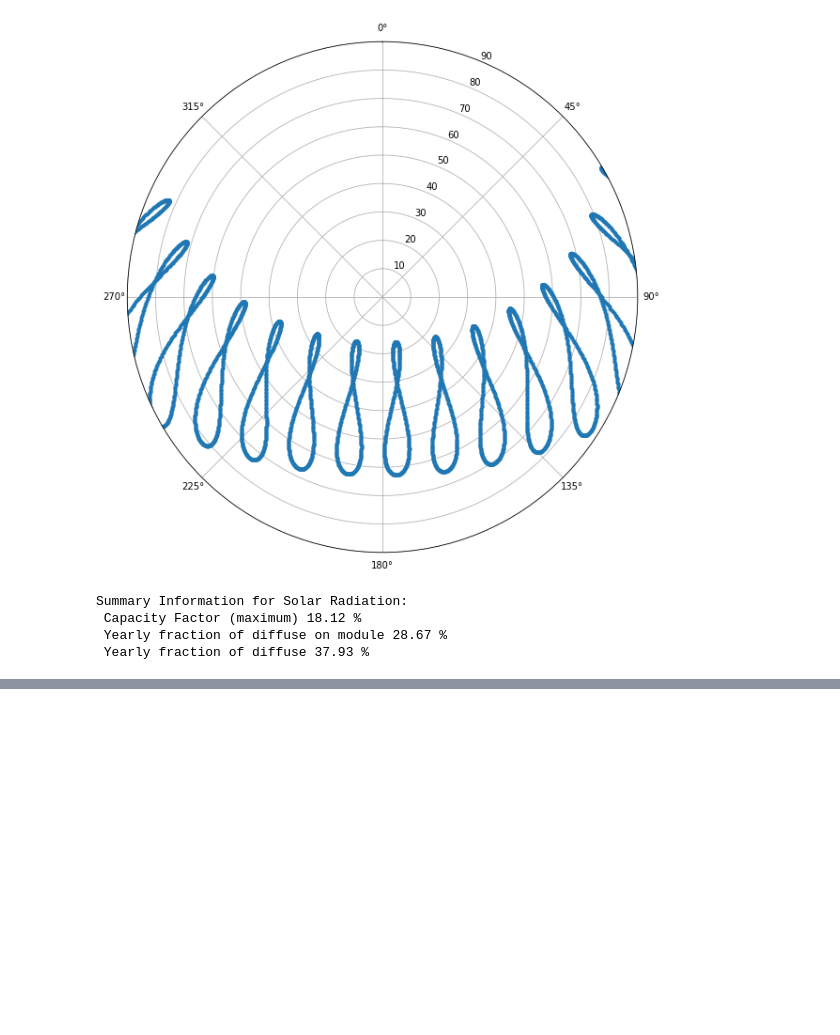
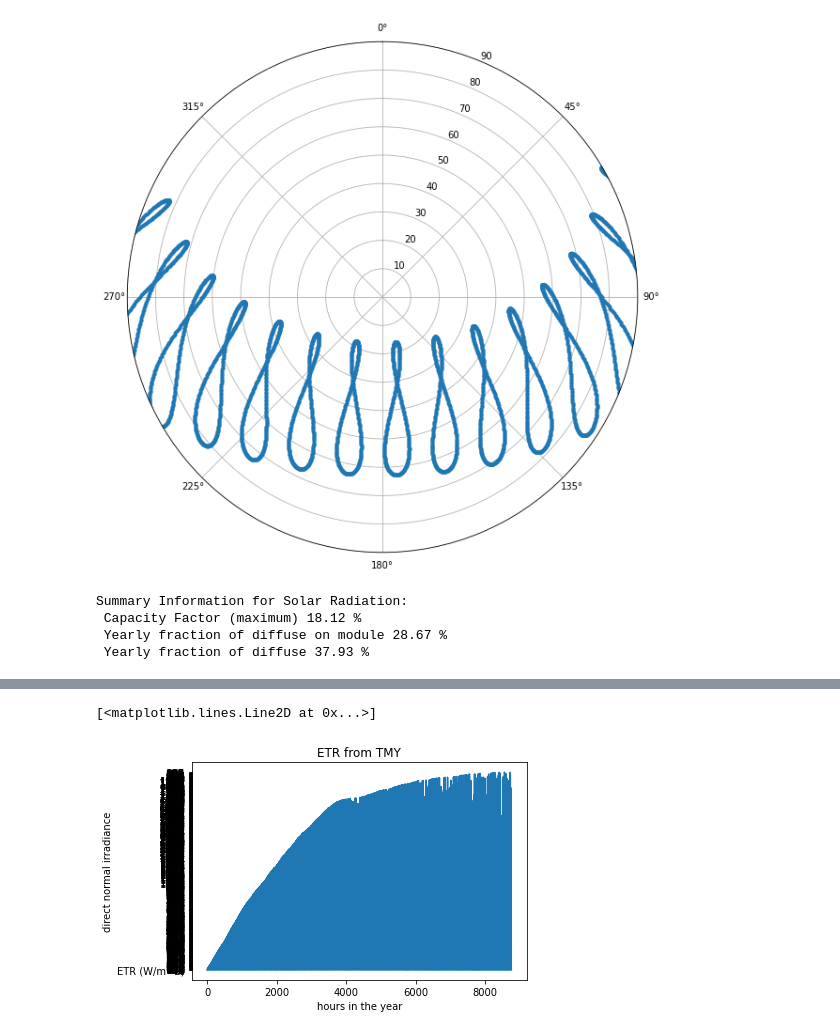
Before and after one commit to Karthikai-28/assignments, a Jupyter notebook: 60_report_csv_python_91039/solution.ipynb, the cells around one changed output, grey strips where cells are left out. Drawn from its saved outputs; the diff is of its cells as text; code cells hidden in the pictures; blank space fills up the shorter version.

```diff
--- a/60_report_csv_python_91039/solution.ipynb
+++ b/60_report_csv_python_91039/solution.ipynb
@@ -160,0 +458,9 @@ plt.imshow(DNI_module_2D, cmap='jet', aspect='auto')
+# %%
+plt.figure('ETR from TMY')
+plt.title('ETR from TMY')
+plt.xlabel('hours in the year')
+plt.ylabel('direct normal irradiance')
+plt.plot(ETR)
+# %% [output]
+[<matplotlib.lines.Line2D at 0x...>]
+[figure, added]
```
Also changed, not shown: parts of 10 cells of this notebook, 3 other files.
